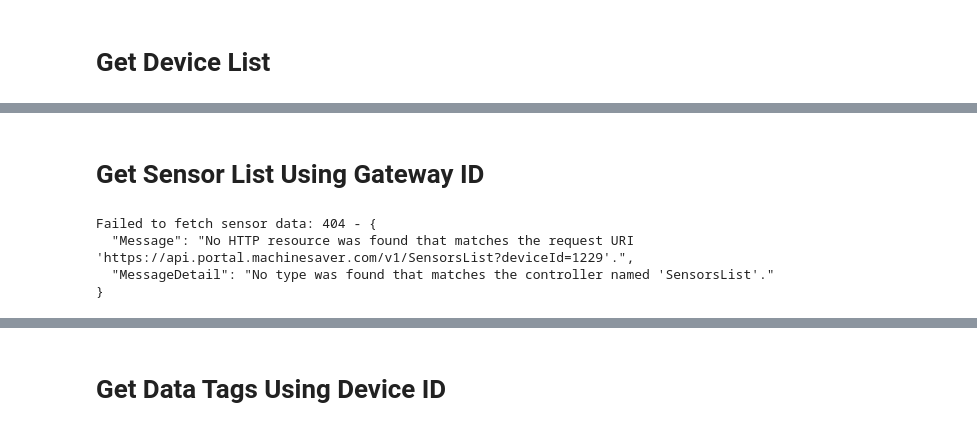
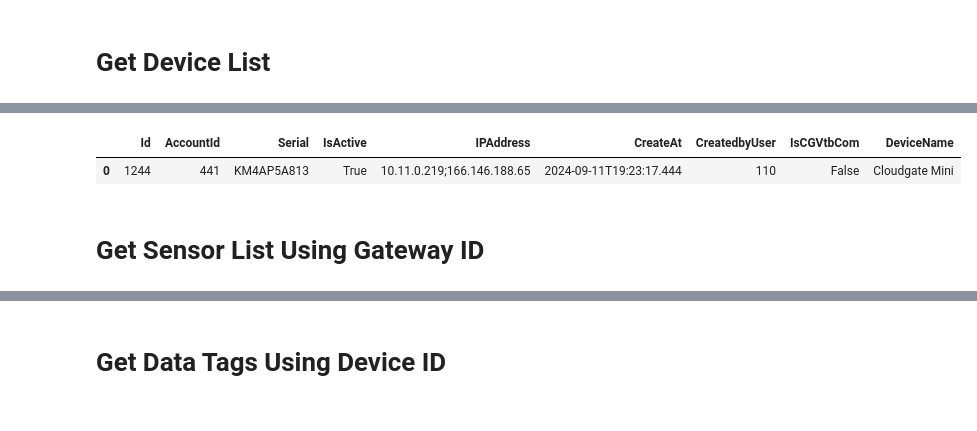
Before and after one commit to MachineSaver/MachineSaver, a Jupyter notebook: Machine_Saver_Web_Portal_API_Integration_Examples.ipynb, the cells around one changed output, grey strips where cells are left out. Drawn from its saved outputs; the diff is of its cells as text; code cells hidden in the pictures.

```diff
--- a/Machine_Saver_Web_Portal_API_Integration_Examples.ipynb
+++ b/Machine_Saver_Web_Portal_API_Integration_Examples.ipynb
@@ -85,3 +83,10 @@ print(device_list)
+# %%
+# Convert to DataFrame
+df = pd.DataFrame(device_list)
+df
+# %% [output]
+|  | Id | AccountId | Serial | IsActive | IPAddress | CreateAt | CreatedbyUser | IsCGVtbCom | DeviceName |
+| 0 | 1244 | 441 | KM4AP5A813 | True | 10.11.0.219;166.146.188.65 | 2024-09-11T19:23:17.444 | 110 | False | Cloudgate Mini |
 # %% [markdown]
 # Get Sensor List Using Gateway ID
 # %%
@@ -98,12 +103,7 @@ def get_sensors_list(device_id: int, access_token: str) -> dict:
         print(f"Failed to fetch sensor data: {response.status_code} - {response.text}")
         return None
 # %%
-sensor_list = get_sensors_list(1229, access_token)
+sensor_list = get_sensors_list(1244, access_token)
-# %% [output]
-Failed to fetch sensor data: 404 - {
-  "Message": "No HTTP resource was found that matches the request URI 'https://api.portal.machinesaver.com/v1/SensorsList?deviceId=1229'.",
-  "MessageDetail": "No type was found that matches the controller named 'SensorsList'."
-}
 # %%
 print(sensor_list)
 # %% [output]
```
Also changed, not shown: parts of 24 cells of this notebook.
